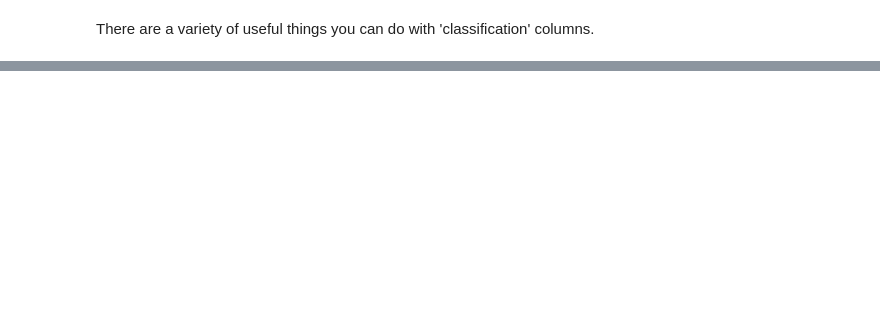
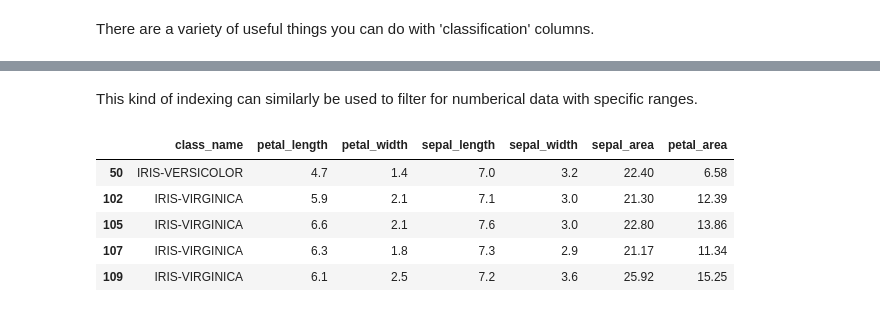
Before and after one commit to bleemsz/thw_intro_pandas, a Jupyter notebook: intro_pandas.ipynb, the cells around one changed output, grey strips where cells are left out. Drawn from its saved outputs; the diff is of its cells as text; code cells hidden in the pictures; blank space fills up the shorter version.

```diff
--- a/intro_pandas.ipynb
+++ b/intro_pandas.ipynb
@@ -347,0 +349,11 @@ This can similarly be used to filter for data
+# %% [markdown]
+This kind of indexing can similarly be used to filter for numberical data with specific ranges.
+# %%
+df[df.sepal_length >= 7.0].head()
+# %% [output]
+|  | class_name | petal_length | petal_width | sepal_length | sepal_width | sepal_area | petal_area |
+| 50 | IRIS-VERSICOLOR | 4.7 | 1.4 | 7.0 | 3.2 | 22.40 | 6.58 |
+| 102 | IRIS-VIRGINICA | 5.9 | 2.1 | 7.1 | 3.0 | 21.30 | 12.39 |
+| 105 | IRIS-VIRGINICA | 6.6 | 2.1 | 7.6 | 3.0 | 22.80 | 13.86 |
+| 107 | IRIS-VIRGINICA | 6.3 | 1.8 | 7.3 | 2.9 | 21.17 | 11.34 |
+| 109 | IRIS-VIRGINICA | 6.1 | 2.5 | 7.2 | 3.6 | 25.92 | 15.25 |
```
Also changed, not shown: parts of 13 cells of this notebook.
